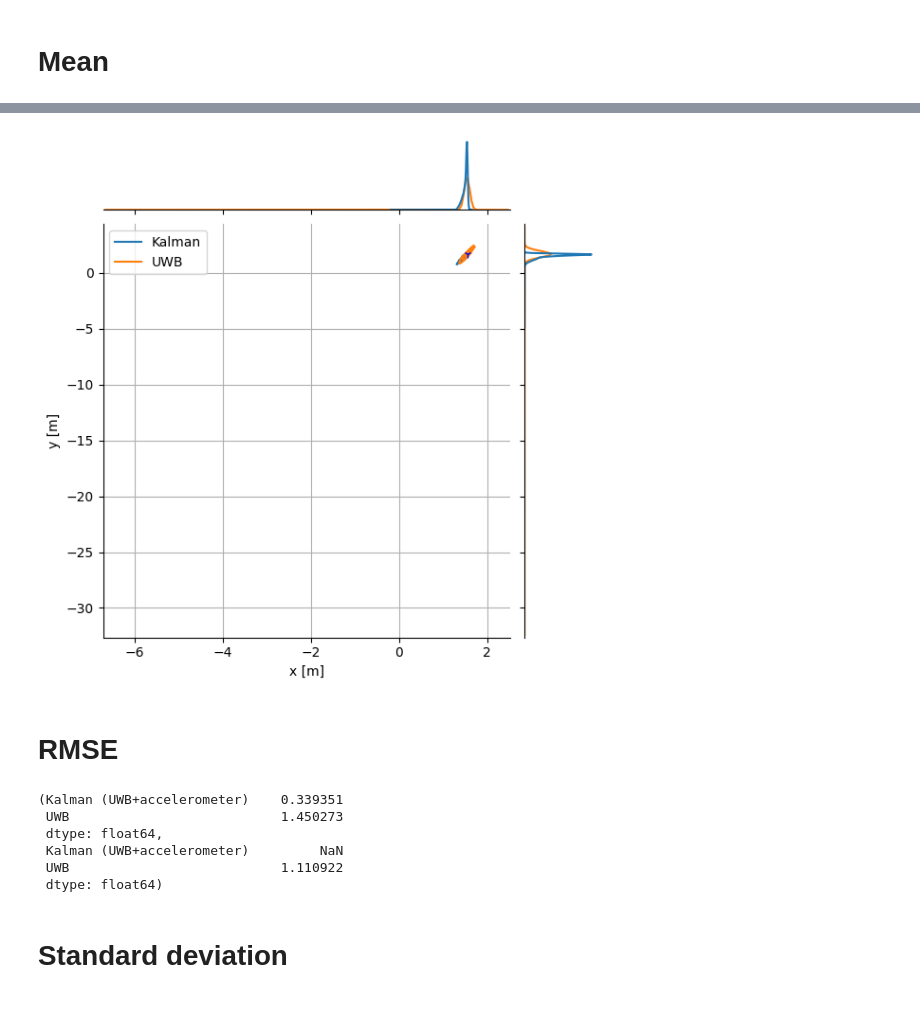
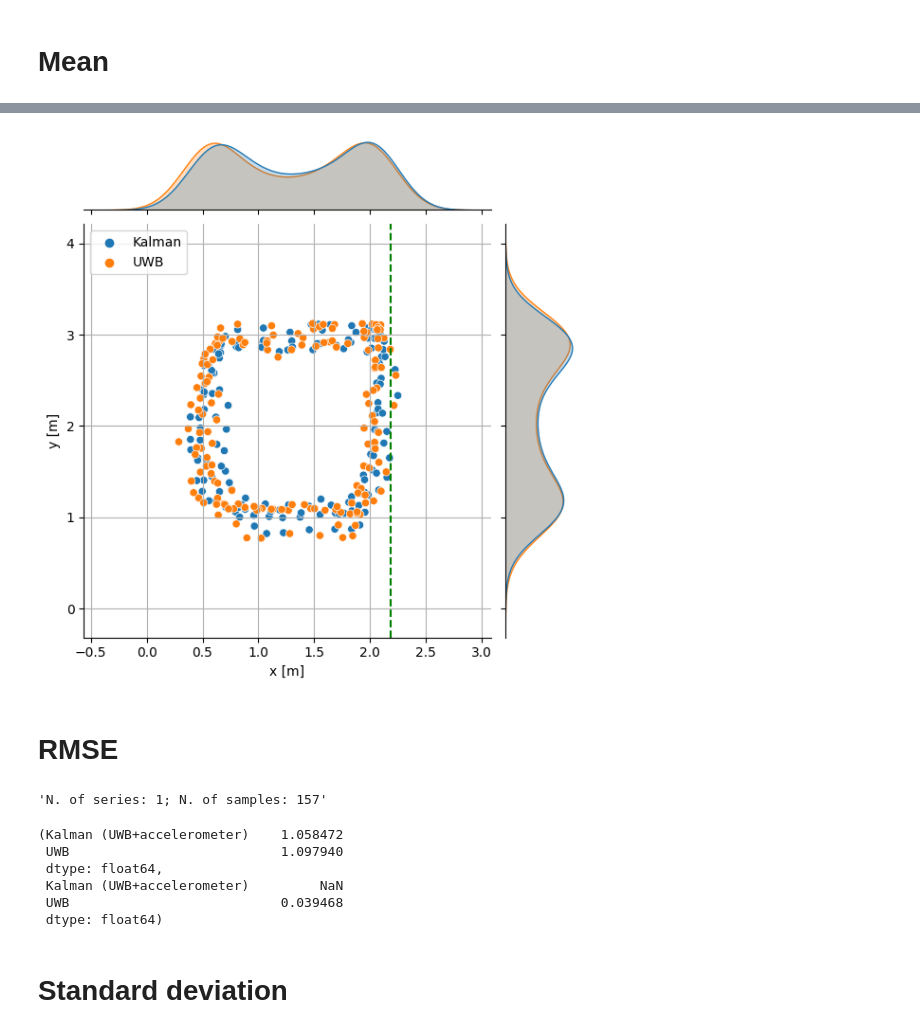
Before and after one commit to piotrs112/uwb-rs, a Jupyter notebook: data-processing/mlat_many_samples.ipynb, the cells around one changed output, grey strips where cells are left out. Cells and saved outputs as stored; diff of their text form; code cells hidden in the pictures.

```diff
--- a/data-processing/mlat_many_samples.ipynb
+++ b/data-processing/mlat_many_samples.ipynb
@@ -86,3 +62,16 @@ filenames.sort()
+# %%
+folder_name = samples_dir.name.upper()
+
+if folder_name.startswith("P"):
+    REF_POINT = samples_dir.name.upper()[:2]
+else:
+    MOVEMENT=True
+    REF_POINT = settings.get("REF_POINT") or REF_POINT
+
+
+filenames = [f for f in samples_dir.iterdir() if f.name.endswith(".csv")] if samples_dir.is_dir() else [samples_dir]
+filenames.sort()
+# filenames
 # %%
 dfs = [pd.read_csv(f, index_col=0) for f in filenames]
 # %%
@@ -93,7 +104,7 @@ if not MOVEMENT:
 # %%
 for df in dfs:
     df["timestamp"] = pd.to_datetime(df["timestamp"])
-    df[["acc_x", "acc_y", "acc_z"]] = df[["acc_x", "acc_y", "acc_z"]].rolling(window=5).mean().fillna(0)
+    # df[["acc_x", "acc_y", "acc_z"]] = df[["acc_x", "acc_y", "acc_z"]].rolling(window=5).mean().fillna(0)
 
 dfs = [df[df.anchor.isin(ANCHORS.keys())] for df in dfs]
 dfs = [df.set_index("timestamp") for df in dfs]
@@ -204,19 +220,23 @@ for df in solved_dfs:
     )
     H = np.matrix(np.eye(4))
 
-    # Q = np.matrix(np.diag([0.0001, 0.0001, 0.01, 0.00000001])) # best one
-    Q = np.matrix(np.diag([0.0001, 0.0001, 0.01, 0.01]))
+    # Q = np.matrix(np.diag([0.0001, 0.0001, 0.01, 0.00000001]))
+    # Q = np.matrix(np.diag([0.0001, 0.0001, 0.01, 0.01]))
     # Q = np.matrix(np.diag([0.001, 0.001, 0.001, 0.001]))
-    R = np.matrix(
-        np.diag(
-            [
-                df["x"].std() ** 2,
-                df["y"].std() ** 2,
-                df[ACCELEROMETER_ORIENTATION.global_x].std() ** 2,
-                df[ACCELEROMETER_ORIENTATION.global_y].std() ** 2,
-            ]
+    Q = np.matrix(np.diag([0.0002, 0.0002, 0.0001, 0.0001])) # best one
+    if MOVEMENT:
+        R = np.matrix(np.eye(4) * 2e-4)
+    else:
+        R = np.matrix(
+            np.diag(
+                [
+                    df["x"].std() ** 2,
+                    df["y"].std() ** 2,
+                    df[ACCELEROMETER_ORIENTATION.global_x].std() ** 2,
+                    df[ACCELEROMETER_ORIENTATION.global_y].std() ** 2,
+                ]
+            )
         )
-    )
 
     P = np.matrix(np.eye(4)) * 100
     x = np.matrix("0. 0. 0. 0.").T
@@ -343,36 +356,36 @@ x_y_comparison_df = pd.concat([all_kalman.copy().assign(name="Kalman"), all_uwb[
 # plt.title("Bivariate distribution of positioning results.")
 if MOVEMENT:
     sns.jointplot(
         data=x_y_comparison_df,
         x="x",
         y="y",
         hue="name",
         # kind="kde",
         # bw_adjust=0.9,
     )
     # for df in kalman_dfs:
     #     plt.plot(df.x, df.y, color="blue")
     # for df in solved_dfs:
     #     plt.plot(df.x, df.y, color="orange")
     plt.axvline(TAG[REF_POINT][0] / 1000, color="g", linestyle="--")
 else:
     sns.jointplot(
         data=x_y_comparison_df,
         x="x",
         y="y",
         hue="name",
         kind="kde",
-        # bw_adjust=0.9,
+        levels=[0.1, 0.3, 0.5, 0.7, 0.9],
     )
-    plt.plot(TAG[REF_POINT][0] / 1000, TAG[REF_POINT][1] / 1000, "b1")
+    plt.plot(TAG[REF_POINT][0] / 1000, TAG[REF_POINT][1] / 1000, "go")
 ax = plt.gca()
 plt.xlabel("x [m]")
 plt.ylabel("y [m]")
 ax.get_legend().set_title("")
 plt.grid()
 plt.show()
 # %% [output]
-[figure, old version]
+[figure, new version]
 # %% [markdown]
 # RMSE
 # %%
@@ -383,14 +396,16 @@ errors = pd.concat(
 )
 rmse = np.sqrt(errors.apply(lambda x: x**2, axis=1).mean())
 
+display(f"N. of series: {len(filenames)}; N. of samples: {len(all_uwb)}")
 rmse, rmse.diff()
 # %% [output]
-(Kalman (UWB+accelerometer)    0.339351
- UWB                           1.450273
- dtype: float64,
- Kalman (UWB+accelerometer)         NaN
- UWB                           1.110922
- dtype: float64)
+'N. of series: 1; N. of samples: 157'
+(Kalman (UWB+accelerometer)    1.058472
+ UWB                           1.097940
+ dtype: float64,
+ Kalman (UWB+accelerometer)         NaN
+ UWB                           0.039468
+ dtype: float64)
 # %% [markdown]
 # Standard deviation
 # %%
```
Also changed, not shown: parts of 18 cells of this notebook, 1 other file.
